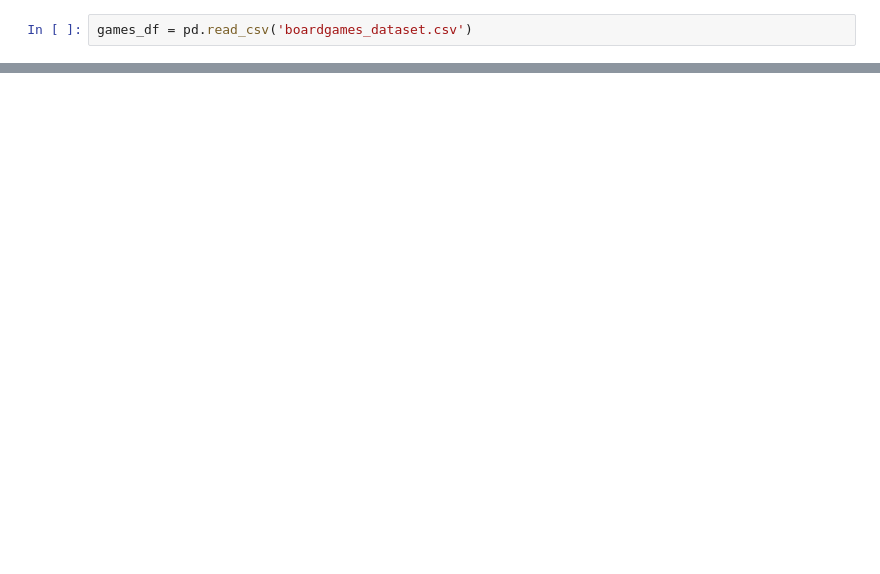
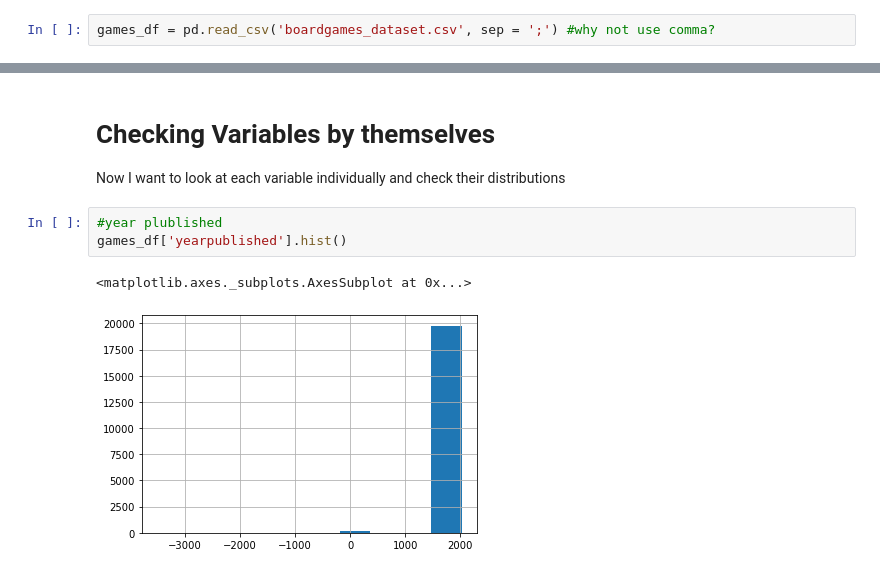
Before and after one commit to atiagosoares/board_games_analisys, a Jupyter notebook: eda.ipynb, the cells around one changed output, grey strips where cells are left out. Cells and saved outputs as stored; diff of their text form; blank space fills up the shorter version.

```diff
--- a/eda.ipynb
+++ b/eda.ipynb
@@ -3,2 +4,2 @@ import pandas as pd
 # %%
-games_df = pd.read_csv('boardgames_dataset.csv')
+games_df = pd.read_csv('boardgames_dataset.csv', sep = ';') #why not use comma?
@@ -8,0 +71,9 @@ import os
+# %% [markdown]
+# Checking Variables by themselves
+Now I want to look at each variable individually and check their distributions
+# %%
+#year plublished
+games_df['yearpublished'].hist()
+# %% [output]
+<matplotlib.axes._subplots.AxesSubplot at 0x...>
+[figure, added]
```
Also changed, not shown: parts of 14 cells of this notebook.
